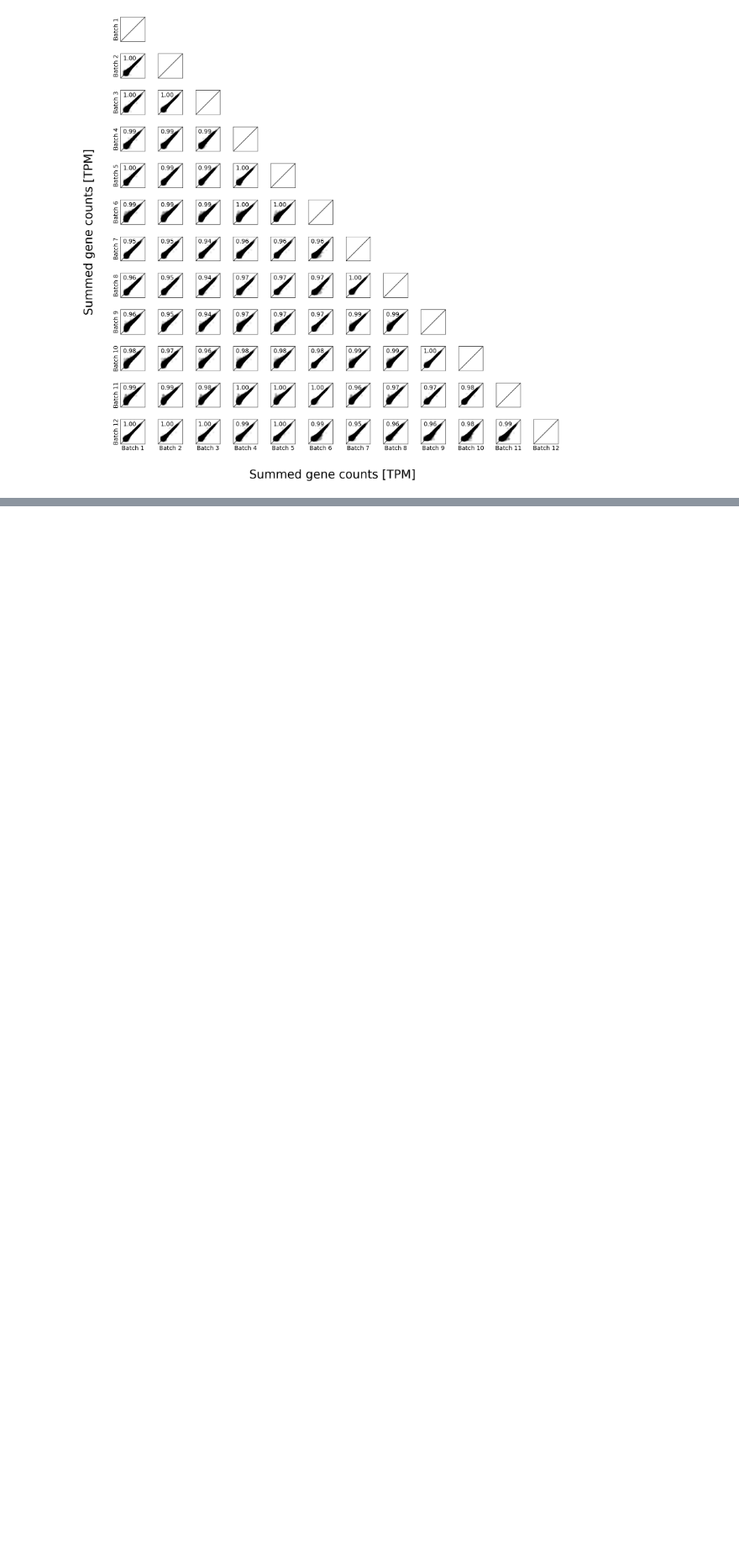
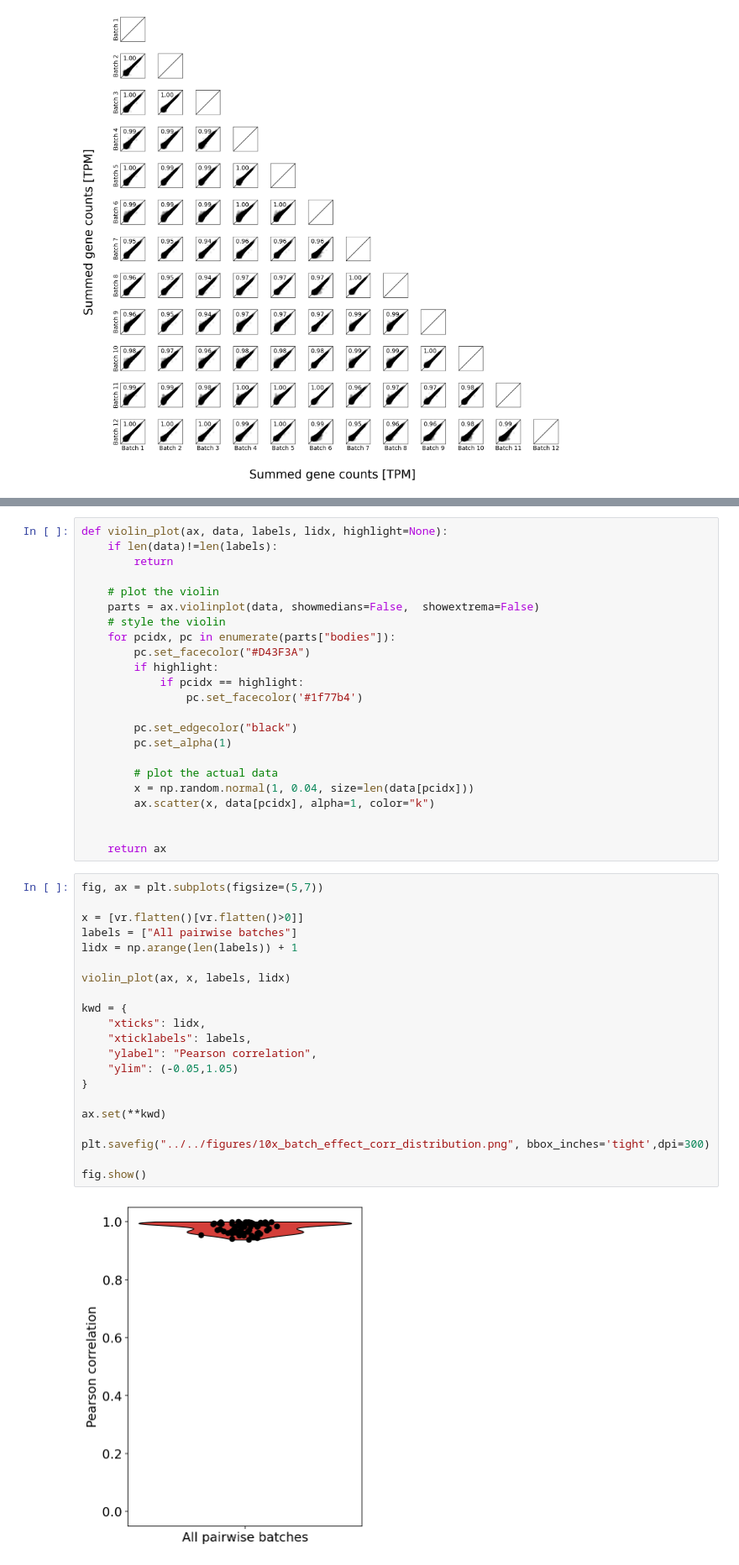
Before and after one commit to pachterlab/BYVSTZP_2020, a Jupyter notebook: analysis/notebooks/10x_batch_effect.ipynb, the cells around one changed output, grey strips where cells are left out. Shown at 84% size. Saved outputs shown, nothing was run; the diff lists cells and outputs as text; blank space fills up the shorter version.

```diff
--- a/analysis/notebooks/10x_batch_effect.ipynb
+++ b/analysis/notebooks/10x_batch_effect.ipynb
@@ -146,0 +184,46 @@ fig.show()
+# %%
+def violin_plot(ax, data, labels, lidx, highlight=None):
+    if len(data)!=len(labels):
+        return
+
+    # plot the violin
+    parts = ax.violinplot(data, showmedians=False,  showextrema=False)
+    # style the violin
+    for pcidx, pc in enumerate(parts["bodies"]):
+        pc.set_facecolor("#D43F3A")
+        if highlight:
+            if pcidx == highlight:
+                pc.set_facecolor('#1f77b4')
+
+        pc.set_edgecolor("black")
+        pc.set_alpha(1)
+
+        # plot the actual data
+        x = np.random.normal(1, 0.04, size=len(data[pcidx]))
+        ax.scatter(x, data[pcidx], alpha=1, color="k")
+
+
+    return ax
+# %%
+fig, ax = plt.subplots(figsize=(5,7))
+
+x = [vr.flatten()[vr.flatten()>0]]
+labels = ["All pairwise batches"]
+lidx = np.arange(len(labels)) + 1
+
+violin_plot(ax, x, labels, lidx)
+
+kwd = {
+    "xticks": lidx,
+    "xticklabels": labels,
+    "ylabel": "Pearson correlation",
+    "ylim": (-0.05,1.05)
+}
+
+ax.set(**kwd)
+
+plt.savefig("../../figures/10x_batch_effect_corr_distribution.png", bbox_inches='tight',dpi=300)
+
+fig.show()
+# %% [output]
+[figure, added]
```
Also changed, not shown: parts of 2 cells of this notebook, 1 other file.
